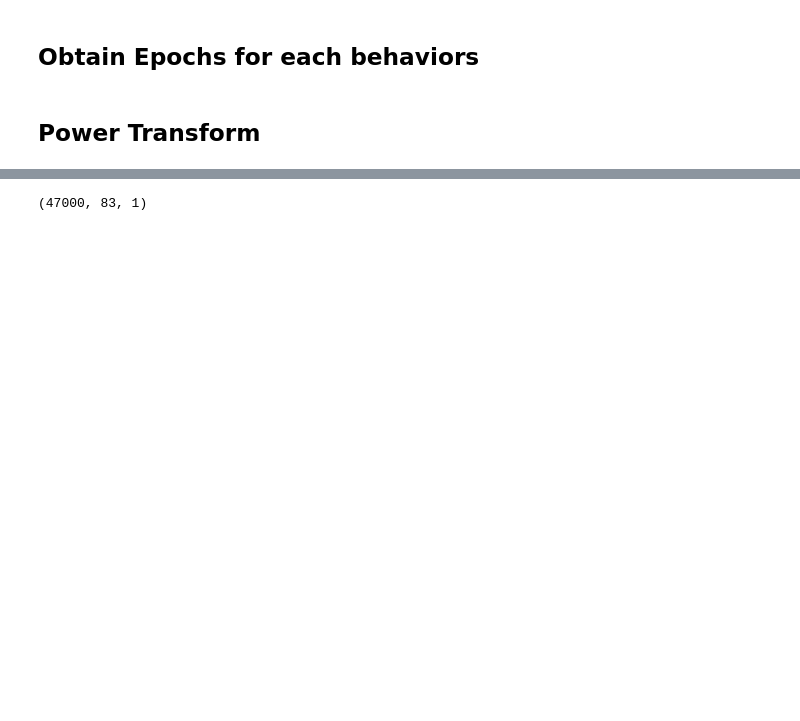
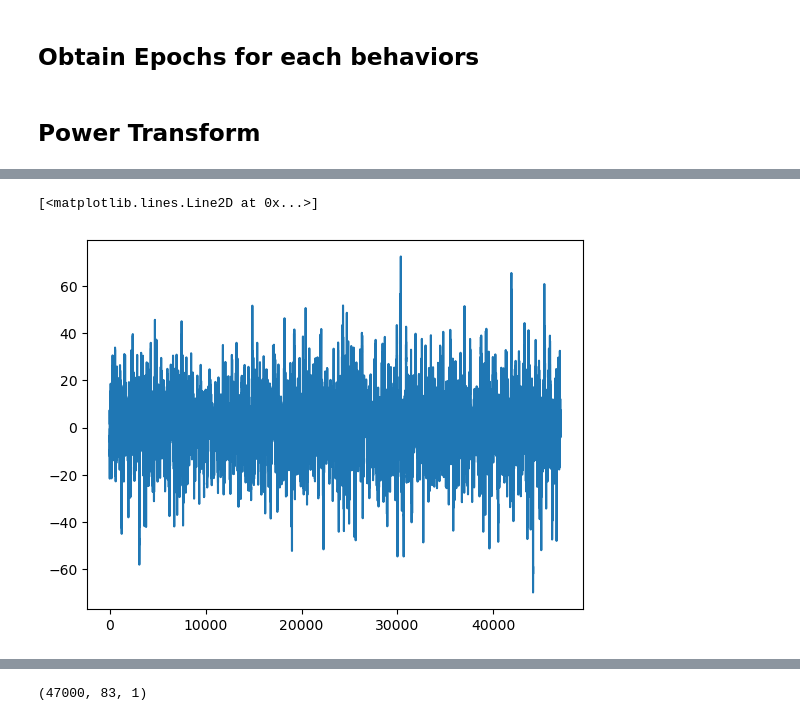
Before and after one commit to IVAN-Hu-yi/NMA, a Jupyter notebook: Analysis.ipynb, the cells around one changed output, grey strips where cells are left out. Saved outputs shown, nothing was run; the diff lists cells and outputs as text; code cells hidden in the pictures; blank space fills up the shorter version.

```diff
--- a/Analysis.ipynb
+++ b/Analysis.ipynb
@@ -35,7 +35,7 @@ inactive = extract_phys_accod_timestamps(raw, epochs['Inactive'], [0, 24])
 # use the average as baseline
 d = []
 for item in inactive.keys():
-    temp = epoching(inactive[item], 500, epoch=94, max_t=94)[:, goodid.values,:]
+    temp = epoching(inactive[item], 500, epoch=4, max_t=94)[:, goodid.values,:]
     if not np.isnan(temp).any():
         d.append(temp) # leave only good electrodes
 
@@ -55,7 +55,7 @@ for item in acts:
         # obtain epochs for each behaviour
         d = []
         for key in temp.keys():
-            d.append(epoching(temp[key], 500, 94, max_t=94)[:, goodid.values,:]) # leave only good electrodes
+            d.append(epoching(temp[key], 500, 4, max_t=94)[:, goodid.values,:]) # leave only good electrodes
         epochs_behavior[item] = np.dstack(d)
 # %% [markdown]
 ## Power Transform
@@ -89,0 +105,5 @@ for item in acts:
+# %%
+plt.plot(neur_data_curr[:])
+# %% [output]
+[<matplotlib.lines.Line2D at 0x...>]
+[figure, added]
```
Also changed, not shown: parts of 15 cells of this notebook.
